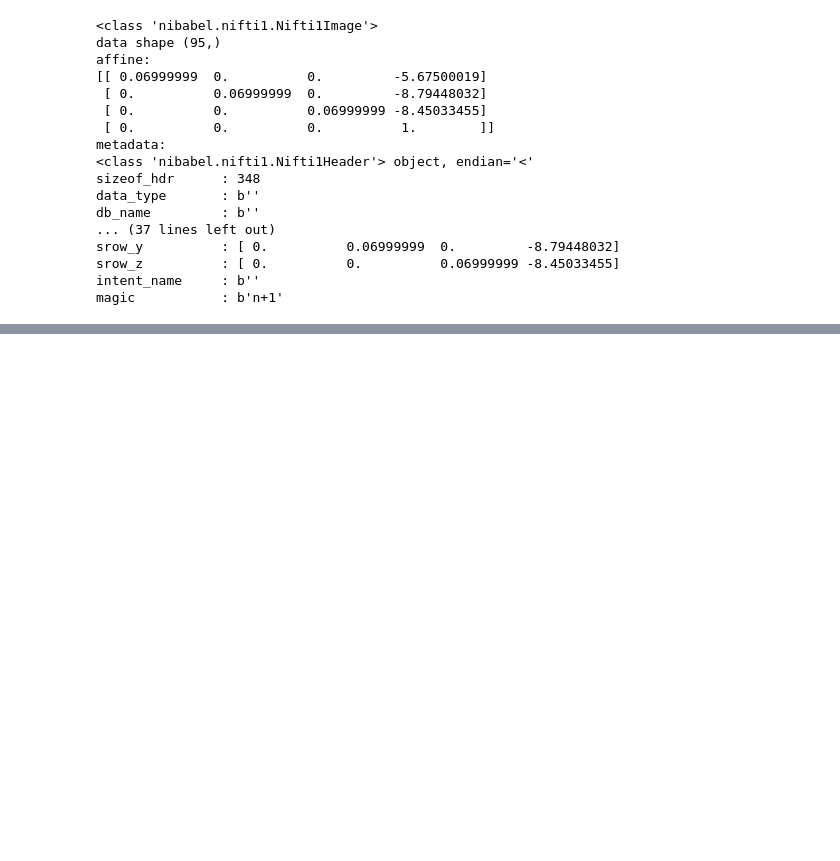
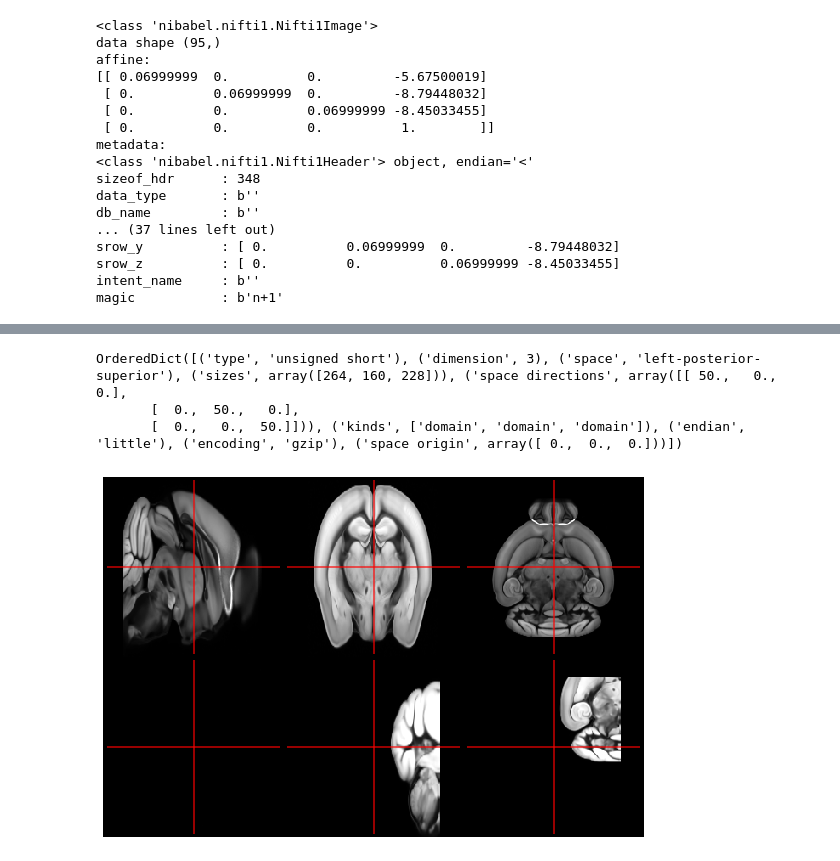
Before and after one commit to linum-uqam/m2m, a Jupyter notebook: examples/notebooks/antspyx_tuto.ipynb, the cells around one changed output, grey strips where cells are left out. Saved outputs shown, nothing was run; the diff lists cells and outputs as text; code cells hidden in the pictures; blank space fills up the shorter version.

Commit message:
1er essai de generalisation des  transformations

```diff
--- a/examples/notebooks/antspyx_tuto.ipynb
+++ b/examples/notebooks/antspyx_tuto.ipynb
@@ -739,0 +748,2 @@ magic           : b'n+1'
+# %%
+moving = nib.load("/Users/mahdi/stage-2022-mahdi/data/allen/allen_volume_50.nii.gz")
@@ -739,0 +752,21 @@ magic           : b'n+1'
+# %%
+moving, hdr = nrrd.read("/Users/mahdi/stage-2022-mahdi/data/allen/average_template_50.nrrd")
+# %%
+print(hdr)
+# %% [output]
+OrderedDict([('type', 'unsigned short'), ('dimension', 3), ('space', 'left-posterior-superior'), ('sizes', array([264, 160, 228])), ('space directions', array([[ 50.,   0.,   0.],
+       [  0.,  50.,   0.],
+       [  0.,   0.,  50.]])), ('kinds', ['domain', 'domain', 'domain']), ('endian', 'little'), ('encoding', 'gzip'), ('space origin', array([ 0.,  0.,  0.]))])
+# %%
+fixed = nib.load('/Users/mahdi/stage-2022-mahdi/data/AVGT.nii.gz')
+# %%
+wmv = ants.apply_transforms(
+    ants.from_nibabel(fixed).resample_image(fixed.shape, 1, 0),
+    ants.from_nibabel(moving).resample_image(fixed.shape, 1, 0),
+    ["/Users/mahdi/stage-2022-mahdi/data/transformations_allen2avgt/allen2avgtAffine_50.mat",
+    "/Users/mahdi/stage-2022-mahdi/data/transformations_allen2avgt/allen2avgt_50.nii.gz"],
+    )
+# %%
+ants.from_nibabel(moving).resample_image(fixed.shape, 1, 0).plot_ortho_double(ants.from_nibabel(fixed))
+# %% [output]
+[figure, added]
```
Also changed, not shown: parts of 37 cells of this notebook, 3 other files.
